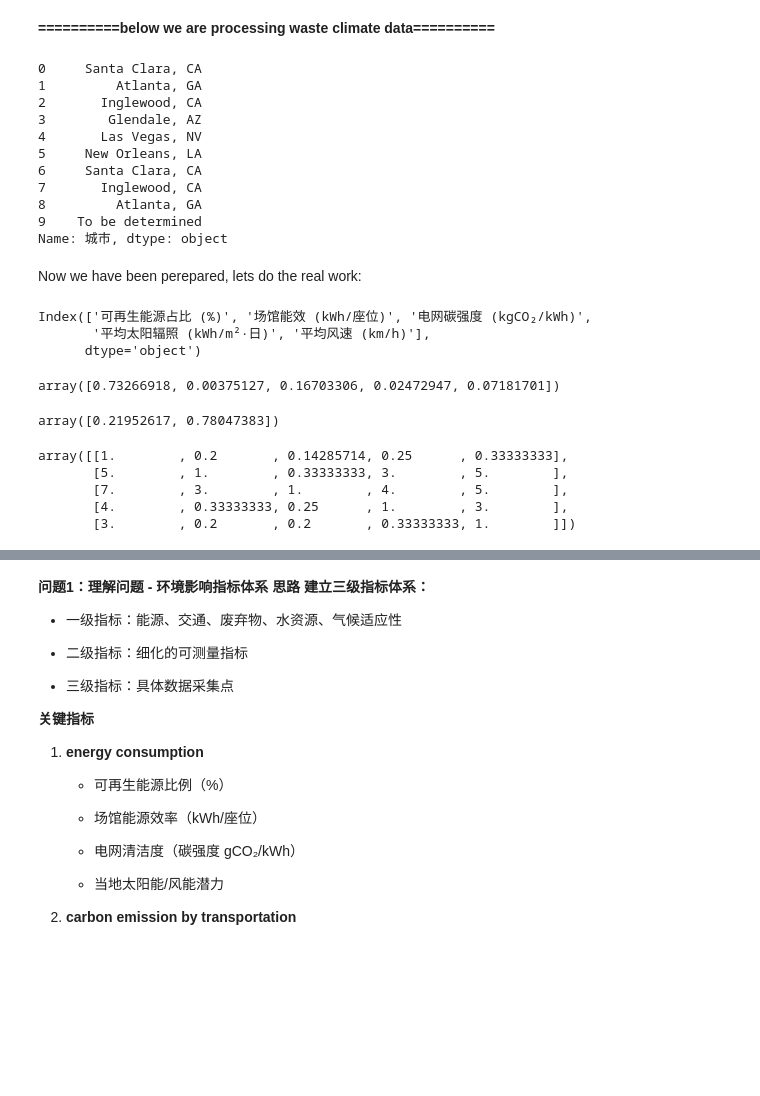
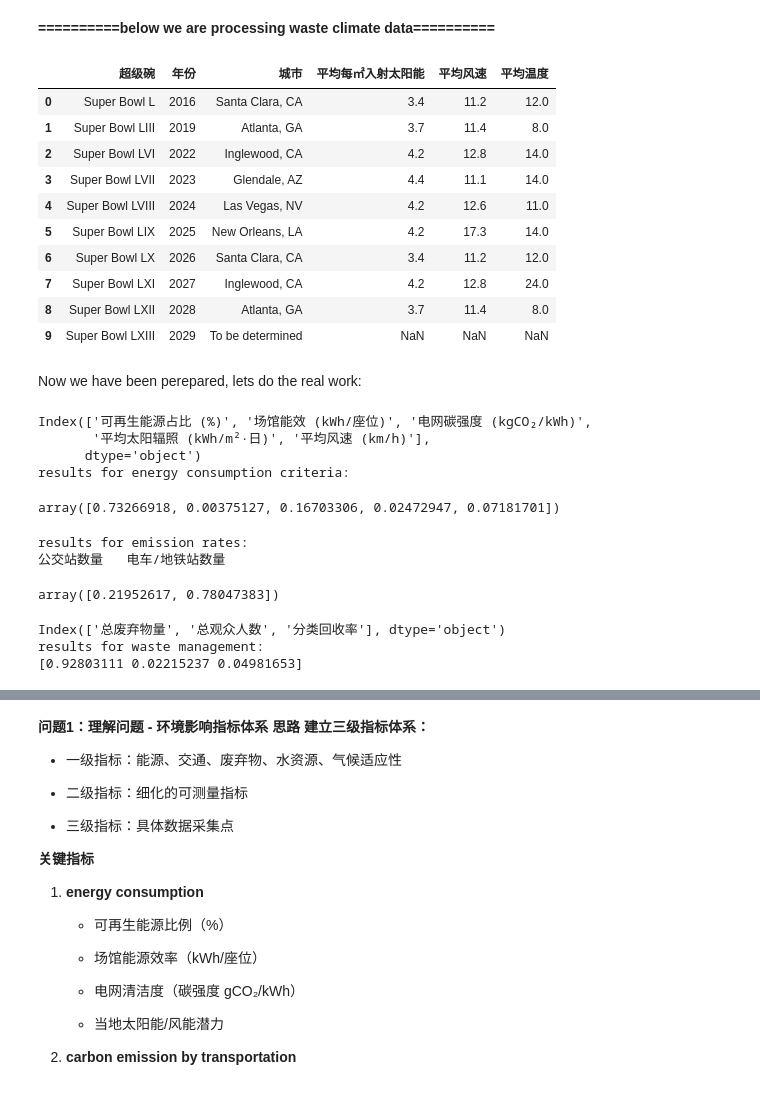
Before and after one commit to maop0/Super-Bowl-Mathematical-Modelling, a Jupyter notebook: Superbowl_vs_environment.ipynb, the cells around one changed output, grey strips where cells are left out. Saved outputs shown, nothing was run; the diff lists cells and outputs as text; code cells hidden in the pictures; blank space fills up the shorter version.

```diff
--- a/Superbowl_vs_environment.ipynb
+++ b/Superbowl_vs_environment.ipynb
@@ -334,22 +386,22 @@ waste_management_data
 # %%
 #process climate data
 climate_data["平均每㎡入射太阳能"] = pd.DataFrame(map(lambda x: float(remove_unit(x, "kWh")) if type(x) == str else x, climate_data["平均每㎡入射太阳能"]))
 climate_data["平均风速"] = pd.DataFrame(map(lambda x: float(remove_unit(x, " km/h")) if type(x) == str else x, climate_data["平均风速"]))
 climate_data['平均温度'] = pd.DataFrame(map(lambda x: float(remove_unit(x, "℃") )if type(x) == str else x, climate_data["平均温度"]))
 
-climate_data['城市']
+climate_data
 # %% [output]
-0     Santa Clara, CA
-1         Atlanta, GA
-2       Inglewood, CA
-3        Glendale, AZ
-4       Las Vegas, NV
-5     New Orleans, LA
-6     Santa Clara, CA
-7       Inglewood, CA
-8         Atlanta, GA
-9    To be determined
-Name: 城市, dtype: object
+|  | 超级碗 | 年份 | 城市 | 平均每㎡入射太阳能 | 平均风速 | 平均温度 |
+| 0 | Super Bowl L | 2016 | Santa Clara, CA | 3.4 | 11.2 | 12.0 |
+| 1 | Super Bowl LIII | 2019 | Atlanta, GA | 3.7 | 11.4 | 8.0 |
+| 2 | Super Bowl LVI | 2022 | Inglewood, CA | 4.2 | 12.8 | 14.0 |
+| 3 | Super Bowl LVII | 2023 | Glendale, AZ | 4.4 | 11.1 | 14.0 |
+| 4 | Super Bowl LVIII | 2024 | Las Vegas, NV | 4.2 | 12.6 | 11.0 |
+| 5 | Super Bowl LIX | 2025 | New Orleans, LA | 4.2 | 17.3 | 14.0 |
+| 6 | Super Bowl LX | 2026 | Santa Clara, CA | 3.4 | 11.2 | 12.0 |
+| 7 | Super Bowl LXI | 2027 | Inglewood, CA | 4.2 | 12.8 | 24.0 |
+| 8 | Super Bowl LXII | 2028 | Atlanta, GA | 3.7 | 11.4 | 8.0 |
+| 9 | Super Bowl LXIII | 2029 | To be determined | NaN | NaN | NaN |
 # %% [markdown]
 Now we have been perepared, lets do the real work:
 # %%
@@ -357,21 +409,40 @@ Now we have been perepared, lets do the real work:
 print(energy_consumption_data.columns[1:-1])
 energy_consumption_matrix = np.array(energy_consumption_data[energy_consumption_data.columns[1:-1]])
 energy_consumption_weights = entropy_weights(energy_consumption_matrix, benefit_indicator)
+print("results for energy consumption criteria:")
 energy_consumption_weights
 # %% [output]
 Index(['可再生能源占比 (%)', '场馆能效 (kWh/座位)', '电网碳强度 (kgCO₂/kWh)',
        '平均太阳辐照 (kWh/m²·日)', '平均风速 (km/h)'],
       dtype='object')
+results for energy consumption criteria:
 array([0.73266918, 0.00375127, 0.16703306, 0.02472947, 0.07181701])
 # %%
-#weights for the criteias of Energy consumption
+#weights for the criteias of emission rates
 emission_matrix = np.array(emission_data[emission_data.columns[-2:]])
 # remove any row that has NaN in these two columns
 emission_matrix = emission_matrix[~np.isnan(emission_matrix).any(axis=1)]
 emission_weights = entropy_weights(emission_matrix,benefit_indicator)  # weights for the two criteria
+print("results for emission rates:")
+print("公交站数量	电车/地铁站数量")
 emission_weights
 # %% [output]
-array([0.21952617, 0.78047383])
+results for emission rates:
+公交站数量   电车/地铁站数量
+array([0.21952617, 0.78047383])
+# %%
+#weights for waste management
+waste_management_matrix = np.array(waste_management_data[waste_management_data.columns[-3:]])
+waste_management_matrix = waste_management_matrix[~np.isnan(waste_management_matrix).any(axis=1)]
+
+waste_management_weights = entropy_weights(waste_management_matrix, benefit_indicator)
+print(waste_management_data.columns[-3:])
+print("results for waste management:")
+print(waste_management_weights)
+# %% [output]
+Index(['总废弃物量', '总观众人数', '分类回收率'], dtype='object')
+results for waste management:
+[0.92803111 0.02215237 0.04981653]
 # %%
 """
              [[1. ,5. ,7.,4.   ,3],
@@ -384,12 +455,4 @@ AHP_matric3 = np.array([     [1. ,5. ,7.,4.   ,3],
                             [1/7,1/3,1,  1/4,1/5],
                             [1/4,3. ,4,  1,  1/3],
                             [1/3,5. ,5,  3,    1]])
-AHP_matric3 = AHP_matric3.T
-AHP_matric3
-# %% [output]
-array([[1.        , 0.2       , 0.14285714, 0.25      , 0.33333333],
-       [5.        , 1.        , 0.33333333, 3.        , 5.        ],
-       [7.        , 3.        , 1.        , 4.        , 5.        ],
-       [4.        , 0.33333333, 0.25      , 1.        , 3.        ],
-       [3.        , 0.2       , 0.2       , 0.33333333, 1.        ]])
 # %%
```
Also changed, not shown: parts of 7 cells of this notebook.
